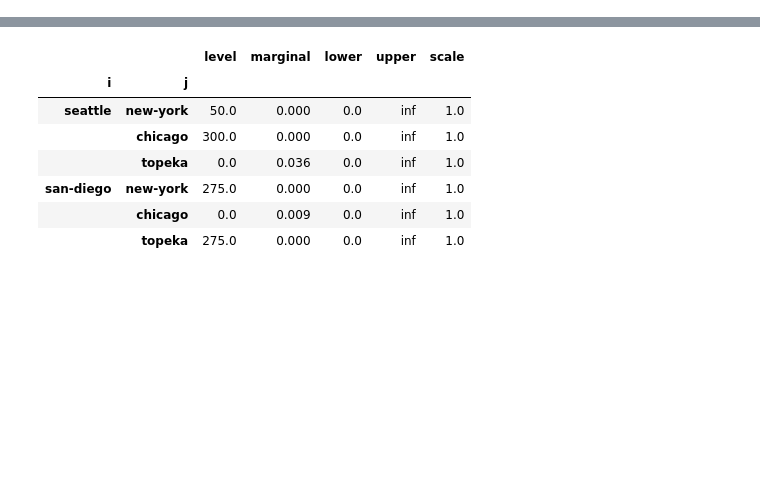
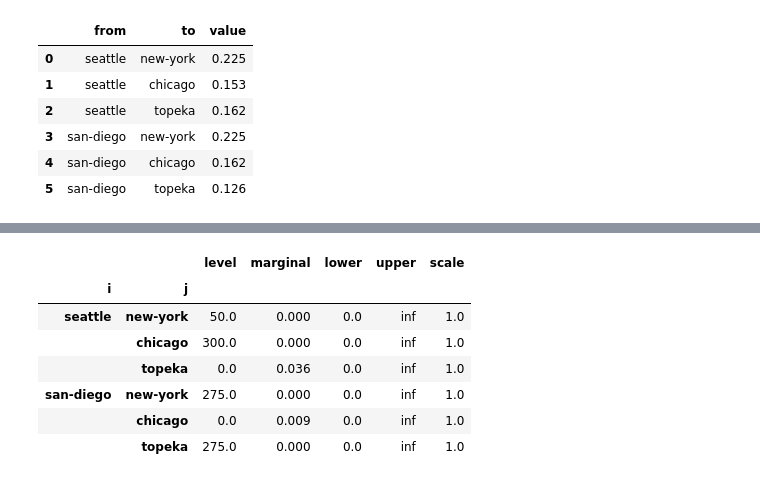
Before and after one commit to GAMS-dev/gamspy, a Jupyter notebook: docs/user/notebooks/trnsport.ipynb, the cells around one changed output, grey strips where cells are left out. Saved outputs shown, nothing was run; the diff lists cells and outputs as text; code cells hidden in the pictures; blank space fills up the shorter version.

```diff
--- a/docs/user/notebooks/trnsport.ipynb
+++ b/docs/user/notebooks/trnsport.ipynb
@@ -87,0 +154,8 @@ demand[j] = Sum(i, x[i, j]) >= b[j]
+# %%
+a = m.addParameter(
+    name="a",
+    domain=i,
+    description="supply of commodity of plant i (in cases)",
+    records=capacities.reset_index(),
+)
+a.records
@@ -87,0 +166,8 @@ demand[j] = Sum(i, x[i, j]) >= b[j]
+# %%
+b = m.addParameter(
+    name="b",
+    domain=j,
+    description="demand for commodity at market j",
+    records=demands.reset_index(),
+)
+b.records
@@ -87,0 +179,6 @@ demand[j] = Sum(i, x[i, j]) >= b[j]
+# %%
+c = m.addParameter(
+    name="c",
+    domain=[i, j],
+    description="cost per unit shipment between plant i and market j",
+)
@@ -87,0 +198,3 @@ demand[j] = Sum(i, x[i, j]) >= b[j]
+# %%
+cost = freight_cost * distances / 1000
+cost
@@ -87,0 +210,11 @@ demand[j] = Sum(i, x[i, j]) >= b[j]
+# %%
+c.setRecords(cost.reset_index())
+c.records
+# %% [output]
+|  | from | to | value |
+| 0 | seattle | new-york | 0.225 |
+| 1 | seattle | chicago | 0.153 |
+| 2 | seattle | topeka | 0.162 |
+| 3 | san-diego | new-york | 0.225 |
+| 4 | san-diego | chicago | 0.162 |
+| 5 | san-diego | topeka | 0.126 |
```
Also changed, not shown: parts of 69 cells of this notebook, 1 other file.
